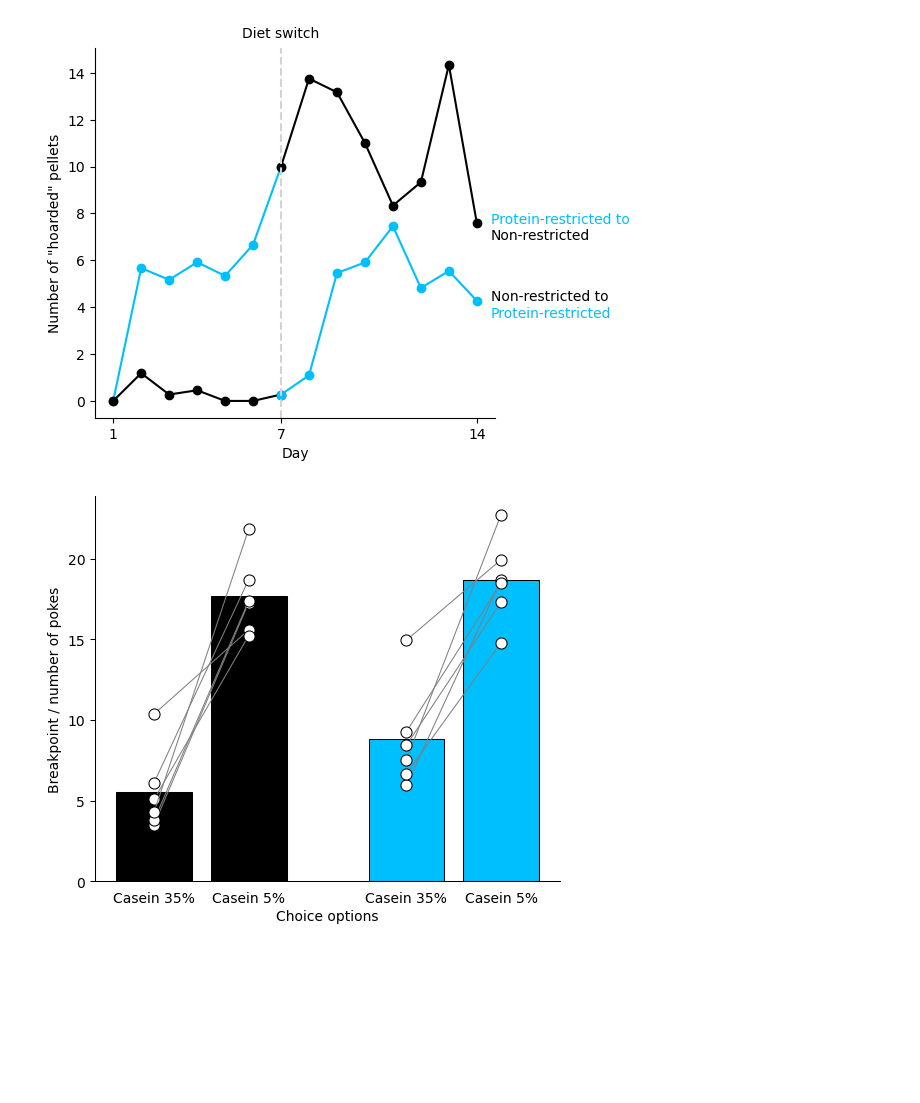
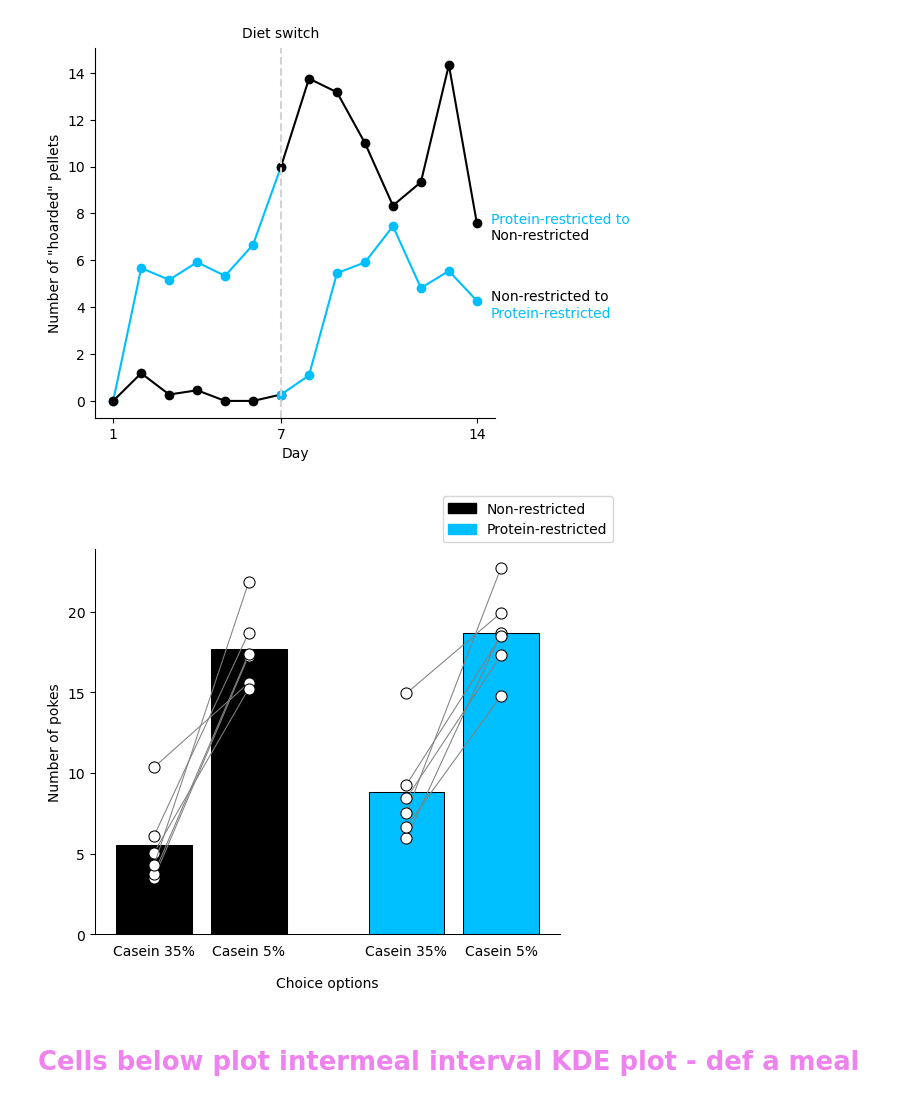
Before and after one commit to Htbibalan/FEDProtein, a Jupyter notebook: notebooks/food_symposium.ipynb, the cells around one changed output. Drawn from its saved outputs; the diff is of its cells as text; code cells hidden in the pictures; blank space fills up the shorter version.

```diff
--- a/notebooks/food_symposium.ipynb
+++ b/notebooks/food_symposium.ipynb
@@ -55,10 +55,13 @@ def timeline_multicolor_fig(data, ax=[], ylabel="", colors=[], day_split=[2, 9],
 
     ax.set_ylabel(ylabel, fontsize= 10)
     ax.axvline(2, linestyle="--", color="k", alpha=0.2)
+    ax.text(1, 370, "Diet start")
     ax.axvline(9, linestyle="--", color="k", alpha=0.2)
+    ax.text(8, 370, "Diet switch")
 
-    ax.spines["top"].set_visible(True)
-    ax.spines["right"].set_visible(True)
+
+
+
 
 
     return ax
@@ -79,15 +82,16 @@ f, ax = plt.subplots(nrows=1, figsize=(8,5), gridspec_kw= {"left": 0.15})
 
 pooled_data_ctl = np.concatenate((nrpr_m, nrpr_f))
 pooled_data_exp = np.concatenate((prnr_m, prnr_f))
-timeline_multicolor_fig([pooled_data_ctl,pooled_data_exp], colors=["black", "deepskyblue"], ylabel="Pellets delivered (#)",ax=ax)
+timeline_multicolor_fig([pooled_data_ctl,pooled_data_exp], colors=["black", "deepskyblue"], ylabel="Number of pellets",ax=ax)
 
 
 
 
 ax.set_xlabel("Days", fontsize = 10)
-ax.set_title("Dynamics of pellet intake", fontsize = 12, loc= "left")
+#ax.set_title("Dynamics of pellet intake", fontsize = 12, loc= "left")
 #ax[0].set_title("Male", fontsize = 10, loc= "right")
-
+ax.spines["top"].set_visible(False)
+ax.spines["right"].set_visible(False)
 
 
 
@@ -99,8 +103,9 @@ ax.legend(handles=[NR_patch, PR_patch],
              bbox_to_anchor=(1,1),
              bbox_transform=f.transFigure)
 
-fig_folder= r"C:\Users\hta031\OneDrive - UiT Office 365\Documents\People\Hamid\Presentations\2024\03_MAR_2024\food_for_thought_march14\figs\\"
-#f.savefig(fig_folder + "pellet_intake_timeline.png", dpi=300, bbox_inches="tight")
+# fig_folder= r"C:\Users\hta031\OneDrive - UiT Office 365\Documents\People\Hamid\Presentations\2024\03_MAR_2024\food_for_thought_march14\figs\\"
+#f.savefig(fig_folder + "pellet_intake_timeline_diet_label.png", dpi=300, bbox_inches="tight")
+f.savefig(fig_folder + "pellet_intake_timeline.pdf")
 # %% [output]
 6 items in output dictionary
 6 items in output dictionary
@@ -460,27 +704,40 @@ breakpoint = pd.pivot_table(eco_df, values="breakpoint", index=["mouse", "diet"]
 # %%
 fed_cols = ["black", "black", "deepskyblue", "deepskyblue"]
 f, ax = plt.subplots(ncols = 1,
                      figsize=(6,5),
                      gridspec_kw={"wspace": 0.9})
 
 
 NR = breakpoint.xs("NR", level=1)
 PR = breakpoint.xs("PR", level=1)
 
 tp.barscatter([[NR.RICH, NR.PR],
                [PR.RICH, PR.PR]
               ],
               paired=True,
               barfacecolor=fed_cols,
               barfacecolor_option="individual",
               barlabels=["Casein 35%", "Casein 5%", "Casein 35%", "Casein 5%"],
               ax=ax);
 
 
-ax.set_ylabel("Breakpoint / number of pokes")
-ax.set_xlabel("Choice options", labelpad = 20)
+ax.set_ylabel("Number of pokes")
+ax.set_xlabel("Choice options", labelpad = 30)
 #ax.axhline(5.5, color="magenta")
 
-f.savefig(fig_folder + "breakpoint.png")
+
+
+
+NR_patch = mpatches.Patch(color=fed_cols[0], label='Non-restricted')
+PR_patch = mpatches.Patch(color=fed_cols[2], label='Protein-restricted')
+ax.legend(handles=[NR_patch, PR_patch],
+             bbox_to_anchor=(1, 1),
+             bbox_transform=f.transFigure)
+
+#f.savefig(fig_folder + "breakpoint.png")
+#f.savefig(fig_folder + "breakpoint.tif")
+f.savefig(fig_folder + "breakpoint.pdf")
 # %% [output]
-[figure, old version]
+[figure, new version]
+# %% [markdown]
+# <font color = violet>Cells below plot intermeal interval KDE plot - def a meal </font>
```
Also changed, not shown: parts of 13 cells of this notebook.
